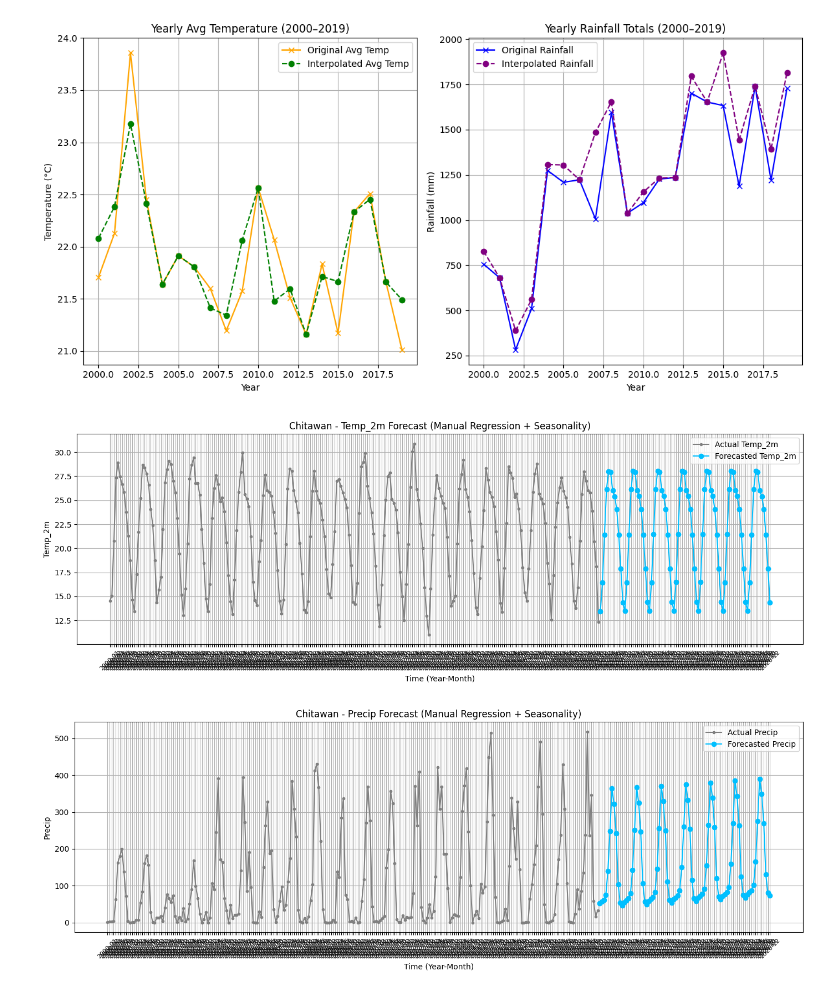
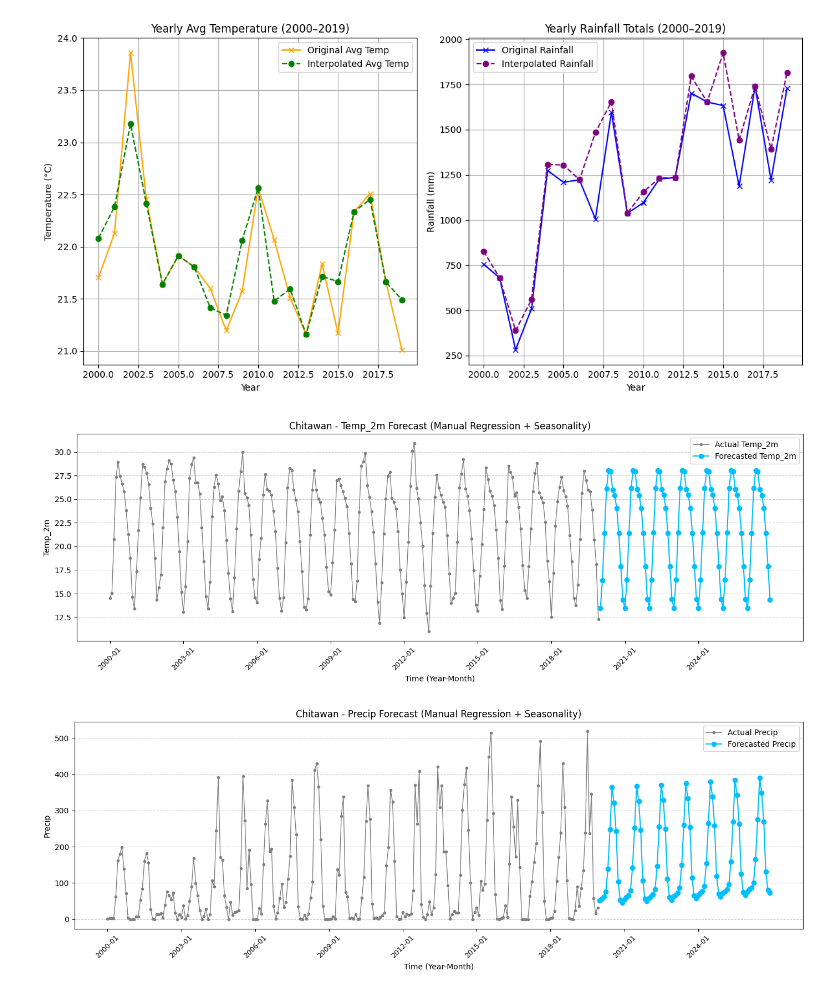
Before and after one commit to Pratistha88/Tempora, a Jupyter notebook: ClimateAnalysis.ipynb, the cells around one changed output. Drawn from its saved outputs; the diff is of its cells as text; code cells hidden in the pictures.

```diff
--- a/ClimateAnalysis.ipynb
+++ b/ClimateAnalysis.ipynb
@@ -202,29 +202,37 @@ degree = 3
 # %%
+# looping over two features: "Temp_2m" and "Precip" — to apply the same regression + seasonality forecast for both.
 for feature in features:
+    district_name = "Chitawan"
+
     y_actual = df_reg[feature].values
-
+#polynomial regression
     coeffs = fit_polynomial_manual(x_actual, y_actual, degree)
     trend_future = np.vander(x_future, degree + 1, increasing=True) @ coeffs
 
-    # Add seasonality
-    month_avg = df_reg.groupby('Month')[feature].mean()
-    future_months = pd.Series((x_future - 1) % 12 + 1)  # Convert to Series
-    seasonal_offsets = future_months.map(month_avg) - month_avg.mean()
-    y_future = trend_future + seasonal_offsets.values
+#Add Seasonality Back
+    month_avg = df_reg.groupby("Month")[feature].mean() #Gets average value of each feature for each month
+    future_months = pd.Series((x_future - 1) % 12 + 1)
+    seasonal_offsets = future_months.map(month_avg) - month_avg.mean() # Maps each future month to its average
+    y_forecast = trend_future + seasonal_offsets.values # Final prediction = trend + seasonal fluctuation.
 
-    # Plot — make sure this is NOT indented further
+    #plotting graph of the interpolated and predicted value
     plt.figure(figsize=(14, 5))
-    plt.plot(actual_labels, y_actual, color='gray', label=f'Actual {feature}', marker='.')
-    plt.plot(future_labels, y_future, color='deepskyblue', label=f'Forecasted {feature}', marker='o')
+    plt.plot(actual_labels, y_actual, color='gray', label=f'Actual {feature}', marker='.', linewidth=1)
+    plt.plot(future_labels, y_forecast, color='deepskyblue', label=f'Forecasted {feature}', marker='o', linestyle='-')
 
-    plt.title(f"Chitawan - {feature} Forecast (Manual Regression + Seasonality)")
+    plt.title(f"{district_name} - {feature} Forecast (Manual Regression + Seasonality)")
     plt.xlabel("Time (Year-Month)")
     plt.ylabel(feature)
-    plt.xticks(rotation=45, fontsize=8)
+
+    tick_interval = 36
+    xtick_positions = list(range(0, len(all_labels), tick_interval))
+    xtick_labels = [all_labels[i] for i in xtick_positions]
+    plt.xticks(ticks=xtick_positions, labels=xtick_labels, rotation=45, fontsize=9)
+
+    plt.grid(axis='y', linestyle='--', alpha=0.7)
     plt.legend()
-    plt.grid(True)
     plt.tight_layout()
     plt.show()
 # %% [output]
-[figure, old version]
+[figure, new version]
-[figure, old version]
+[figure, new version]
```
Also changed, not shown: parts of 5 cells of this notebook, 1 other file.
